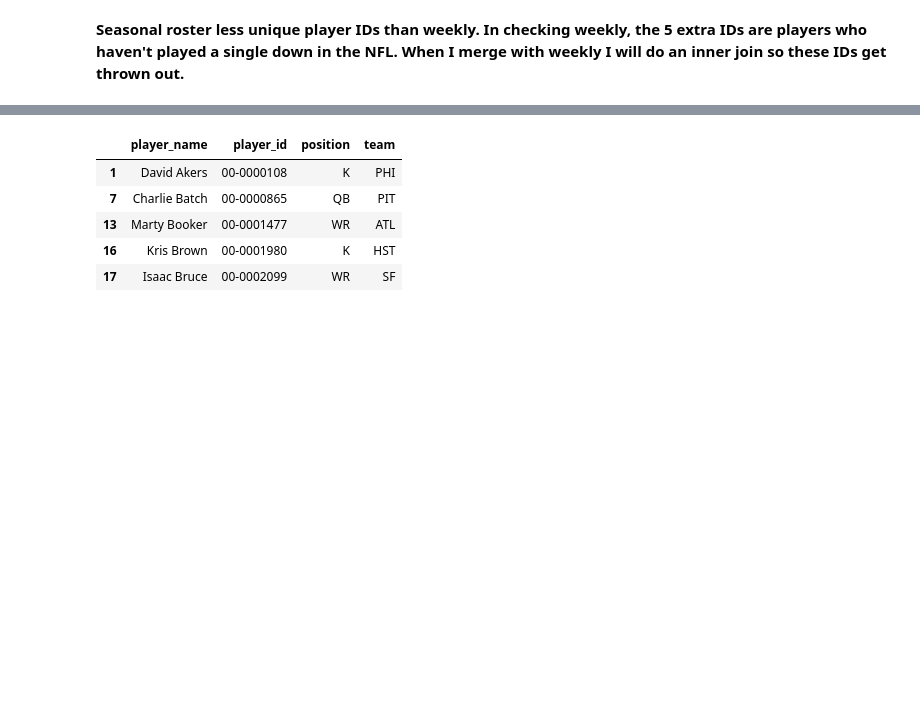
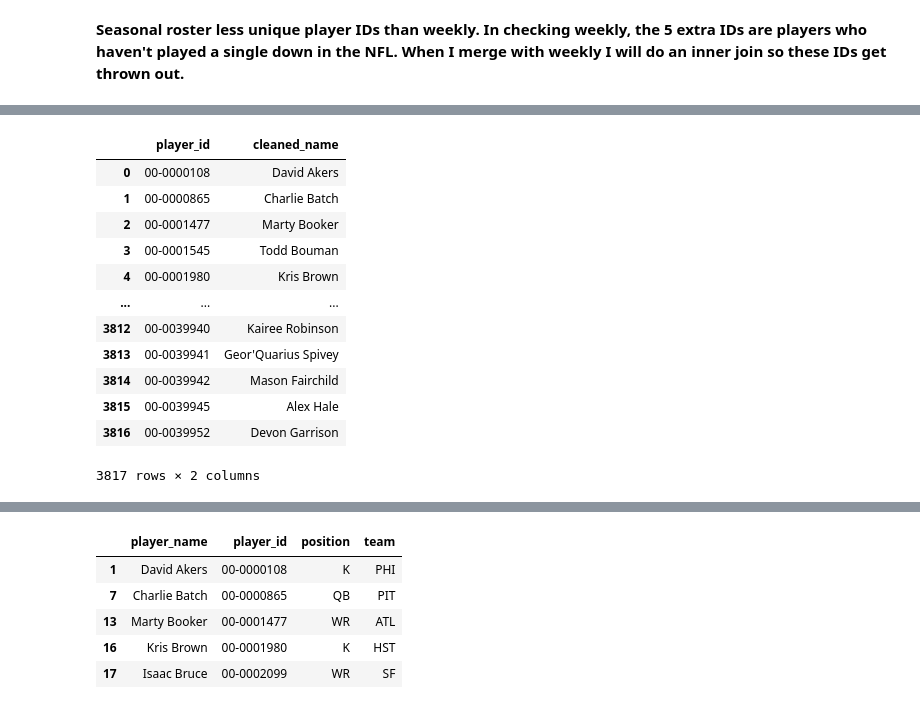
Before and after one commit to nicriv831/NFL-Injury-Risk, a Jupyter notebook: 1-Import_and_Standardize.ipynb, the cells around one changed output, grey strips where cells are left out. Saved outputs shown, nothing was run; the diff lists cells and outputs as text; code cells hidden in the pictures; blank space fills up the shorter version.

```diff
--- a/1-Import_and_Standardize.ipynb
+++ b/1-Import_and_Standardize.ipynb
@@ -293,0 +369,16 @@ for id in ids_in_weekly_not_in_season:
+# %%
+df_grouped.reset_index().drop(columns=['index', 'position', 'team'])
+# %% [output]
+|  | player_id | cleaned_name |
+| 0 | 00-0000108 | David Akers |
+| 1 | 00-0000865 | Charlie Batch |
+| 2 | 00-0001477 | Marty Booker |
+| 3 | 00-0001545 | Todd Bouman |
+| 4 | 00-0001980 | Kris Brown |
+| ... | ... | ... |
+| 3812 | 00-0039940 | Kairee Robinson |
+| 3813 | 00-0039941 | Geor'Quarius Spivey |
+| 3814 | 00-0039942 | Mason Fairchild |
+| 3815 | 00-0039945 | Alex Hale |
+| 3816 | 00-0039952 | Devon Garrison |
+3817 rows × 2 columns
```
Also changed, not shown: parts of 12 cells of this notebook, 4 other files.
